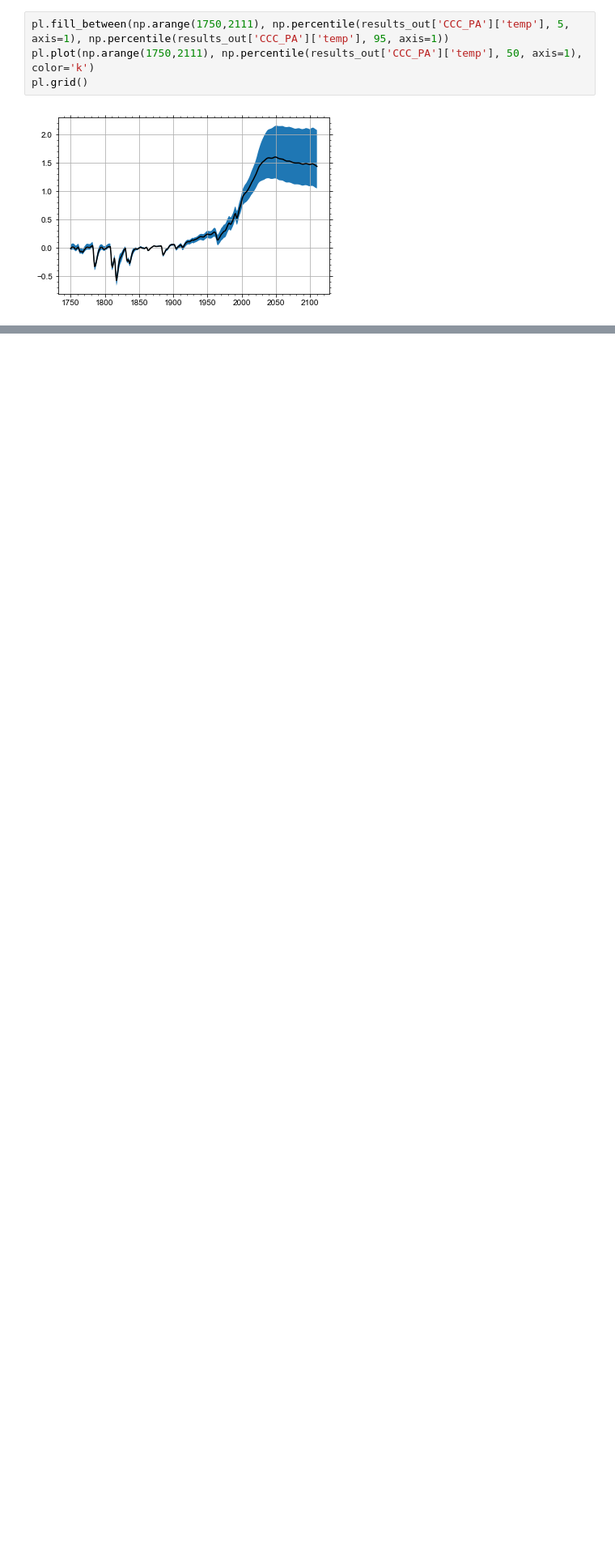
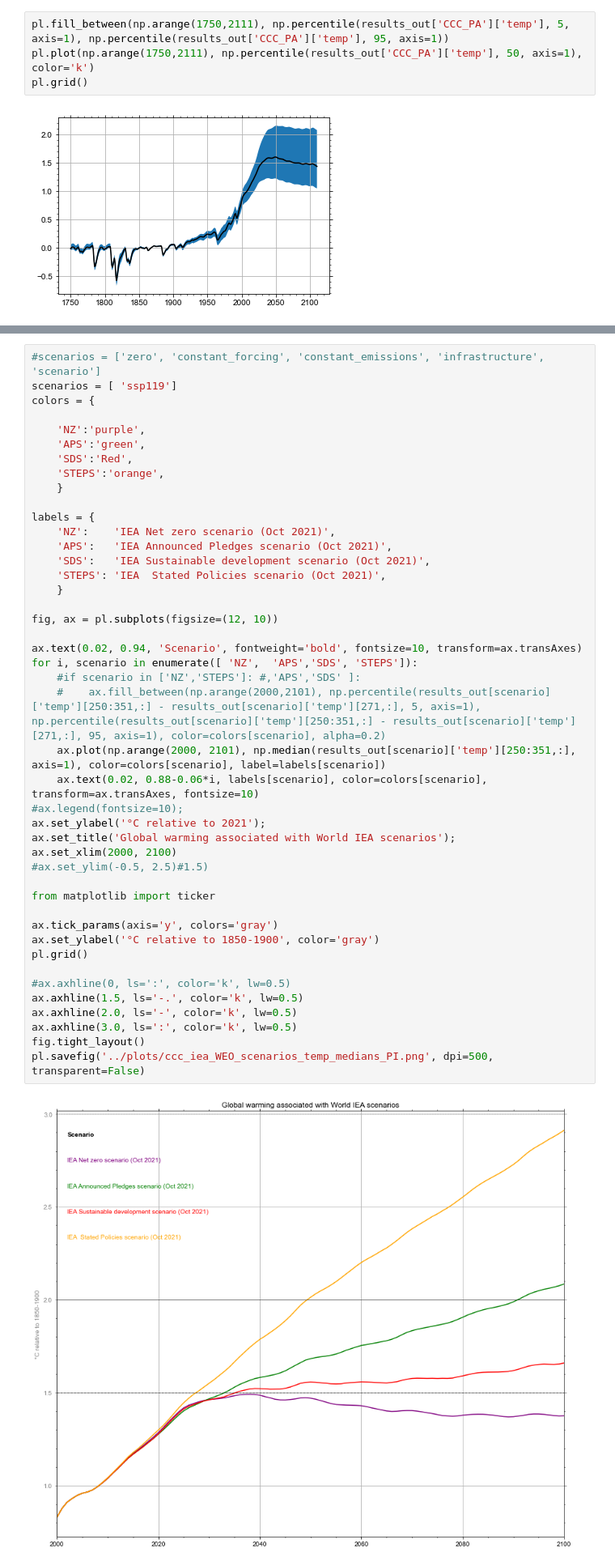
Before and after one commit to camillamathison/FaIR-Spice, a Jupyter notebook: notebooks/run-fair-ar6-iea-2021-scenarios.ipynb, the cells around one changed output, grey strips where cells are left out. Shown: that part at 81% size. Cells and saved outputs as stored; diff of their text form; blank space fills up the shorter version.

```diff
--- a/notebooks/run-fair-ar6-iea-2021-scenarios.ipynb
+++ b/notebooks/run-fair-ar6-iea-2021-scenarios.ipynb
@@ -871,0 +916,46 @@ pl.grid()
+# %%
+#scenarios = ['zero', 'constant_forcing', 'constant_emissions', 'infrastructure', 'scenario']
+scenarios = [ 'ssp119']
+colors = {
+
+    'NZ':'purple',
+    'APS':'green',
+    'SDS':'Red',
+    'STEPS':'orange',
+    }
+
+labels = {
+    'NZ':    'IEA Net zero scenario (Oct 2021)',
+    'APS':   'IEA Announced Pledges scenario (Oct 2021)',
+    'SDS':   'IEA Sustainable development scenario (Oct 2021)',
+    'STEPS': 'IEA  Stated Policies scenario (Oct 2021)',
+    }
+
+fig, ax = pl.subplots(figsize=(12, 10))
+
+ax.text(0.02, 0.94, 'Scenario', fontweight='bold', fontsize=10, transform=ax.transAxes)
+for i, scenario in enumerate([ 'NZ',  'APS','SDS', 'STEPS']):
+    #if scenario in ['NZ','STEPS']: #,'APS','SDS' ]:
+    #    ax.fill_between(np.arange(2000,2101), np.percentile(results_out[scenario]['temp'][250:351,:] - results_out[scenario]['temp'][271,:], 5, axis=1), np.percentile(results_out[scenario]['temp'][250:351,:] - results_out[scenario]['temp'][271,:], 95, axis=1), color=colors[scenario], alpha=0.2)
+    ax.plot(np.arange(2000, 2101), np.median(results_out[scenario]['temp'][250:351,:], axis=1), color=colors[scenario], label=labels[scenario])
+    ax.text(0.02, 0.88-0.06*i, labels[scenario], color=colors[scenario], transform=ax.transAxes, fontsize=10)
+#ax.legend(fontsize=10);
+ax.set_ylabel('°C relative to 2021');
+ax.set_title('Global warming associated with World IEA scenarios');
+ax.set_xlim(2000, 2100)
+#ax.set_ylim(-0.5, 2.5)#1.5)
+
+from matplotlib import ticker
+
+ax.tick_params(axis='y', colors='gray')
+ax.set_ylabel('°C relative to 1850-1900', color='gray')
+pl.grid()
+
+#ax.axhline(0, ls=':', color='k', lw=0.5)
+ax.axhline(1.5, ls='-.', color='k', lw=0.5)
+ax.axhline(2.0, ls='-', color='k', lw=0.5)
+ax.axhline(3.0, ls=':', color='k', lw=0.5)
+fig.tight_layout()
+pl.savefig('../plots/ccc_iea_WEO_scenarios_temp_medians_PI.png', dpi=500, transparent=False)
+# %% [output]
+[figure, added]
```
Also changed, not shown: parts of 6 cells of this notebook.
